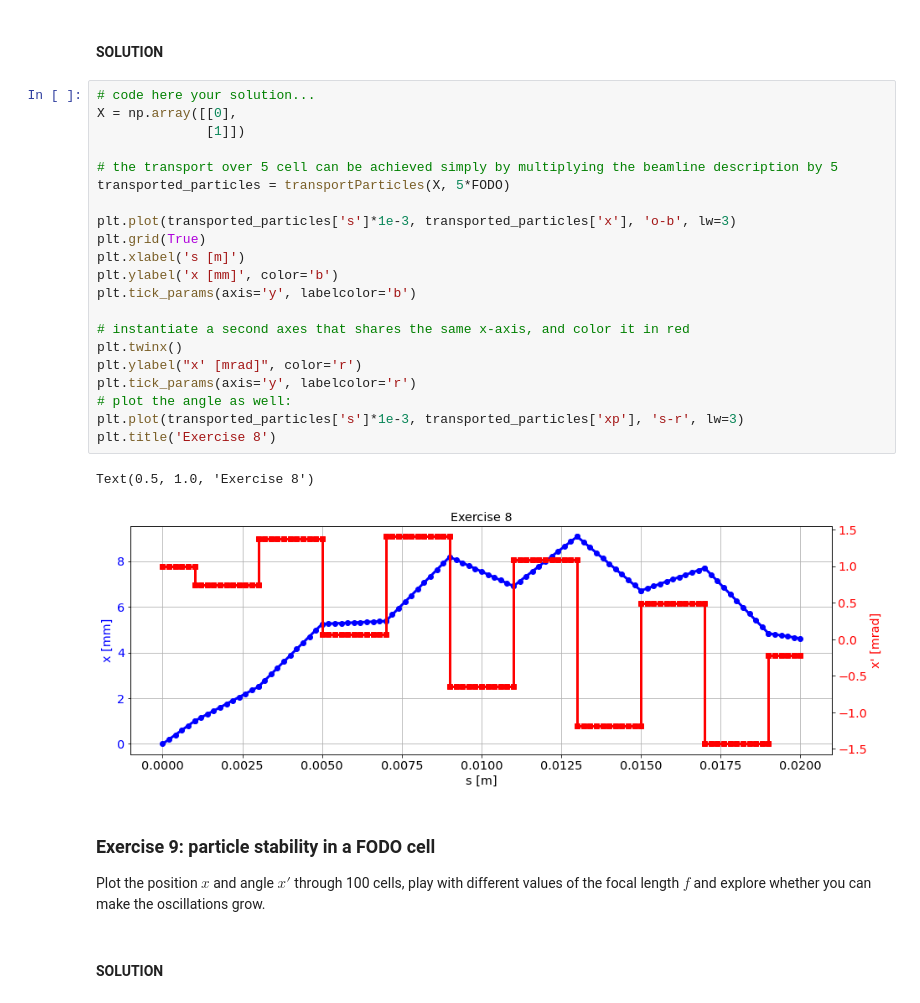
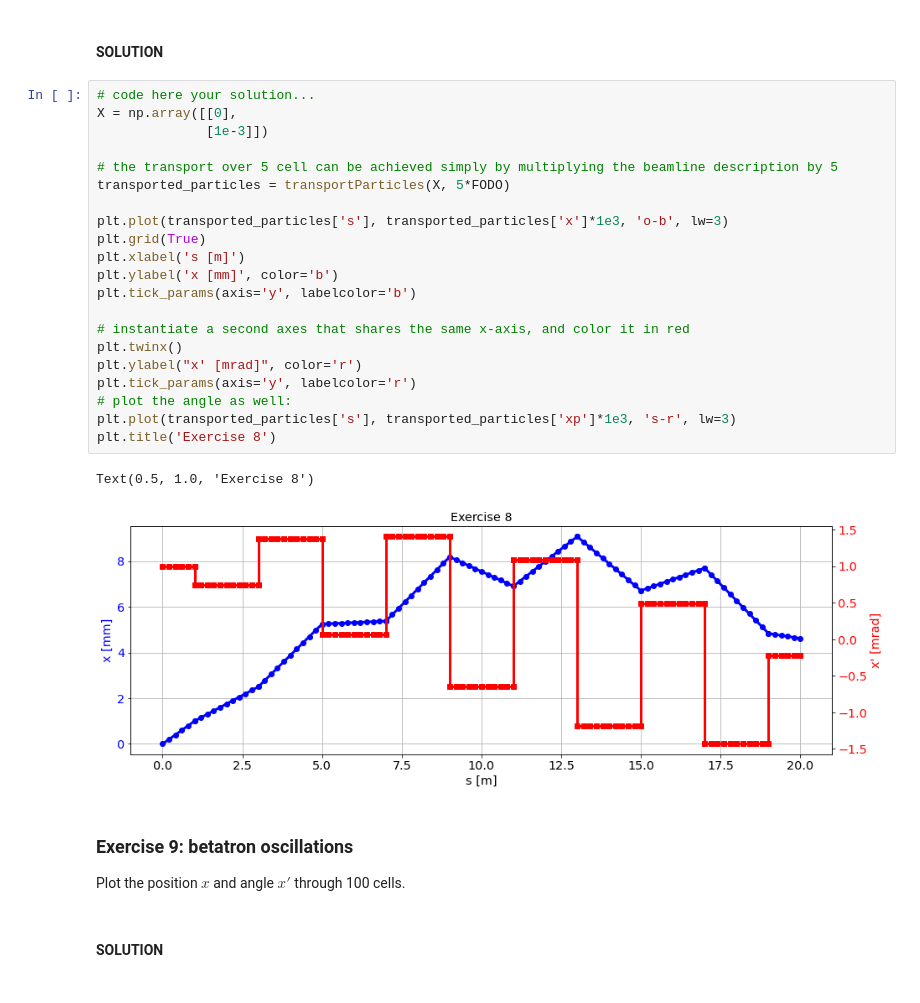
Before and after one commit to tprebiba/accelerators-teaching, a Jupyter notebook: 01_AUTH-2024_Accelerator_Physics/02_Single_Particle_Beamline_SOLUTIONS.ipynb, the cells around one changed output. Drawn from its saved outputs; the diff is of its cells as text.

```diff
--- a/01_AUTH-2024_Accelerator_Physics/02_Single_Particle_Beamline_SOLUTIONS.ipynb
+++ b/01_AUTH-2024_Accelerator_Physics/02_Single_Particle_Beamline_SOLUTIONS.ipynb
@@ -84,30 +84,30 @@ Plot both the position $x$ and the angle $x'$ through five cells. Assume $(x_0,
 # %%
 # code here your solution...
 X = np.array([[0],
-              [1]])
+              [1e-3]])
 
 # the transport over 5 cell can be achieved simply by multiplying the beamline description by 5
 transported_particles = transportParticles(X, 5*FODO)
 
-plt.plot(transported_particles['s']*1e-3, transported_particles['x'], 'o-b', lw=3)
+plt.plot(transported_particles['s'], transported_particles['x']*1e3, 'o-b', lw=3)
 plt.grid(True)
 plt.xlabel('s [m]')
 plt.ylabel('x [mm]', color='b')
 plt.tick_params(axis='y', labelcolor='b')
 
 # instantiate a second axes that shares the same x-axis, and color it in red
 plt.twinx()
 plt.ylabel("x' [mrad]", color='r')
 plt.tick_params(axis='y', labelcolor='r')
 # plot the angle as well:
-plt.plot(transported_particles['s']*1e-3, transported_particles['xp'], 's-r', lw=3)
+plt.plot(transported_particles['s'], transported_particles['xp']*1e3, 's-r', lw=3)
 plt.title('Exercise 8')
 # %% [output]
 Text(0.5, 1.0, 'Exercise 8')
-[figure, old version]
+[figure, new version]
 # %% [markdown]
-### Exercise 9: particle stability in a FODO cell
+### Exercise 9: betatron oscillations
 
-Plot the position $x$ and angle $x'$ through 100 cells, play with different values of the focal length $f$ and explore whether you can make the oscillations grow.
+Plot the position $x$ and angle $x'$ through 100 cells.
 # %% [markdown]
 #### SOLUTION
```
Also changed, not shown: parts of 11 cells of this notebook, 2 other files.
